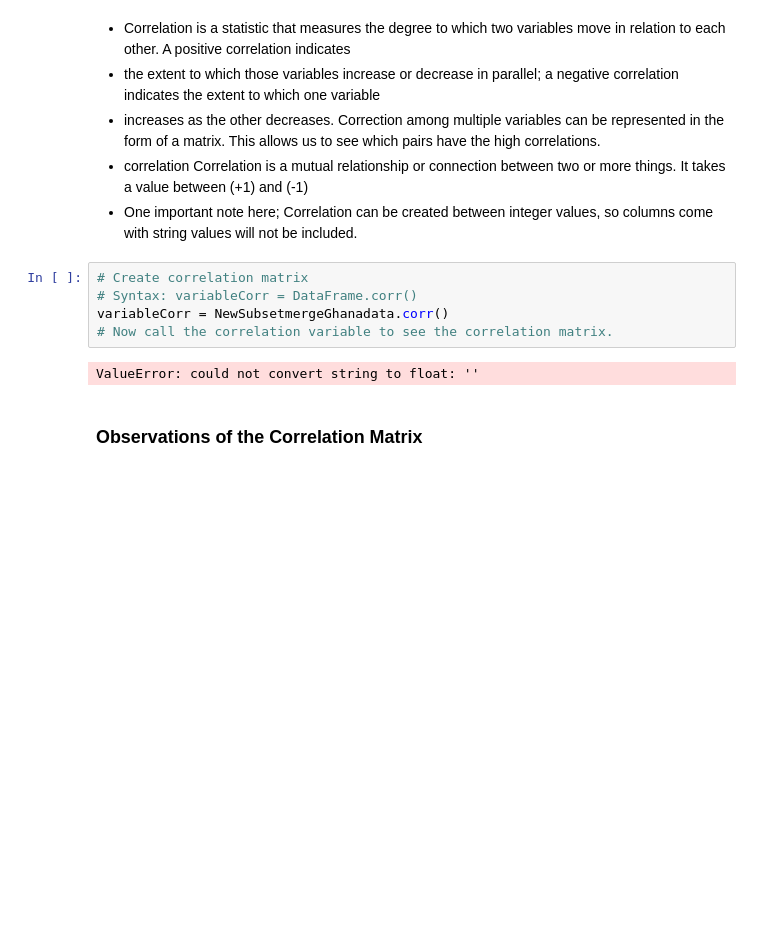
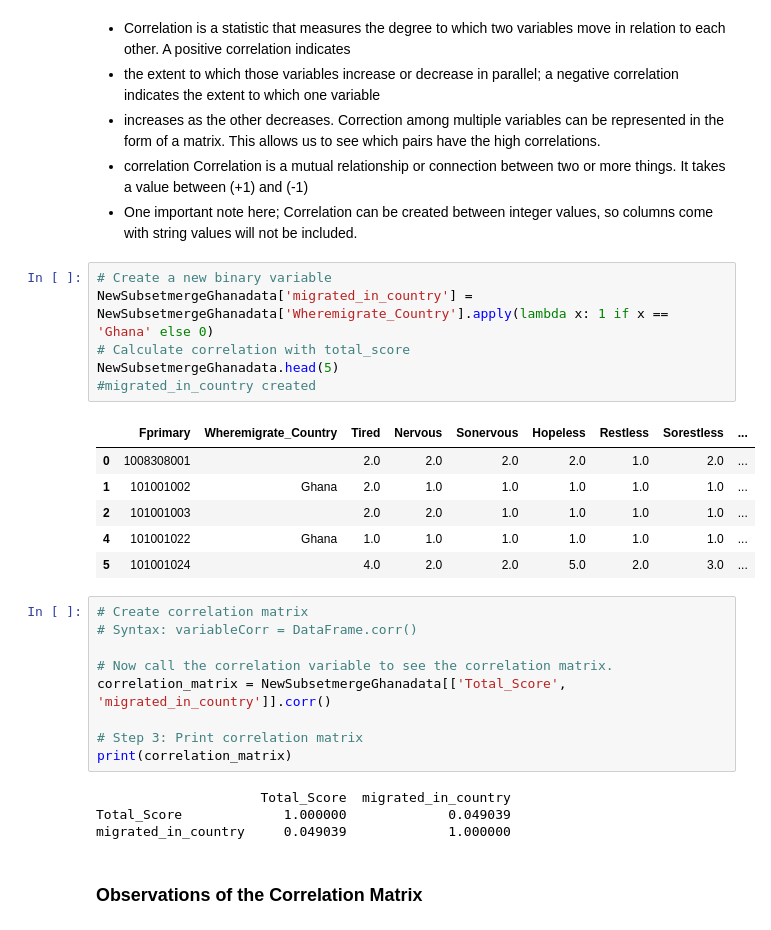
Before and after one commit to Qianyi0315/2025HUDS, a Jupyter notebook: Research_Skeleton_Notebook_Qianyi_THREAD.ipynb, the cells around one changed output. Saved outputs shown, nothing was run; the diff lists cells and outputs as text; blank space fills up the shorter version.

```diff
--- a/Research_Skeleton_Notebook_Qianyi_THREAD.ipynb
+++ b/Research_Skeleton_Notebook_Qianyi_THREAD.ipynb
@@ -785,13 +785,32 @@ NewSubsetmergeGhanadata.describe()
 * increases as the other decreases. Correction among multiple variables can be represented in the form of a matrix. This allows us to see which pairs have the high correlations.
 * correlation Correlation is a mutual relationship or connection between two or more things. It takes a value between (+1) and (-1)
 * One important note here; Correlation can be created between integer values, so columns come with string values will not be included.
+# %%
+# Create a new binary variable
+NewSubsetmergeGhanadata['migrated_in_country'] = NewSubsetmergeGhanadata['Wheremigrate_Country'].apply(lambda x: 1 if x == 'Ghana' else 0)
+# Calculate correlation with total_score
+NewSubsetmergeGhanadata.head(5)
+#migrated_in_country created
+# %% [output]
+|  | Fprimary | Wheremigrate_Country | Tired | Nervous | Sonervous | Hopeless | Restless | Sorestless | ... |
+| 0 | 1008308001 |  | 2.0 | 2.0 | 2.0 | 2.0 | 1.0 | 2.0 | ... |
+| 1 | 101001002 | Ghana | 2.0 | 1.0 | 1.0 | 1.0 | 1.0 | 1.0 | ... |
+| 2 | 101001003 |  | 2.0 | 2.0 | 1.0 | 1.0 | 1.0 | 1.0 | ... |
+| 4 | 101001022 | Ghana | 1.0 | 1.0 | 1.0 | 1.0 | 1.0 | 1.0 | ... |
+| 5 | 101001024 |  | 4.0 | 2.0 | 2.0 | 5.0 | 2.0 | 3.0 | ... |
 # %%
 # Create correlation matrix
 # Syntax: variableCorr = DataFrame.corr()
-variableCorr = NewSubsetmergeGhanadata.corr()
+
 # Now call the correlation variable to see the correlation matrix.
+correlation_matrix = NewSubsetmergeGhanadata[['Total_Score', 'migrated_in_country']].corr()
+
+# Step 3: Print correlation matrix
+print(correlation_matrix)
 # %% [output]
-ValueError: could not convert string to float: ''
+                     Total_Score  migrated_in_country
+Total_Score             1.000000             0.049039
+migrated_in_country     0.049039             1.000000
 # %% [markdown]
 ### Observations of the Correlation Matrix
 # %% [markdown]
```
Also changed, not shown: parts of 1 cell of this notebook.
